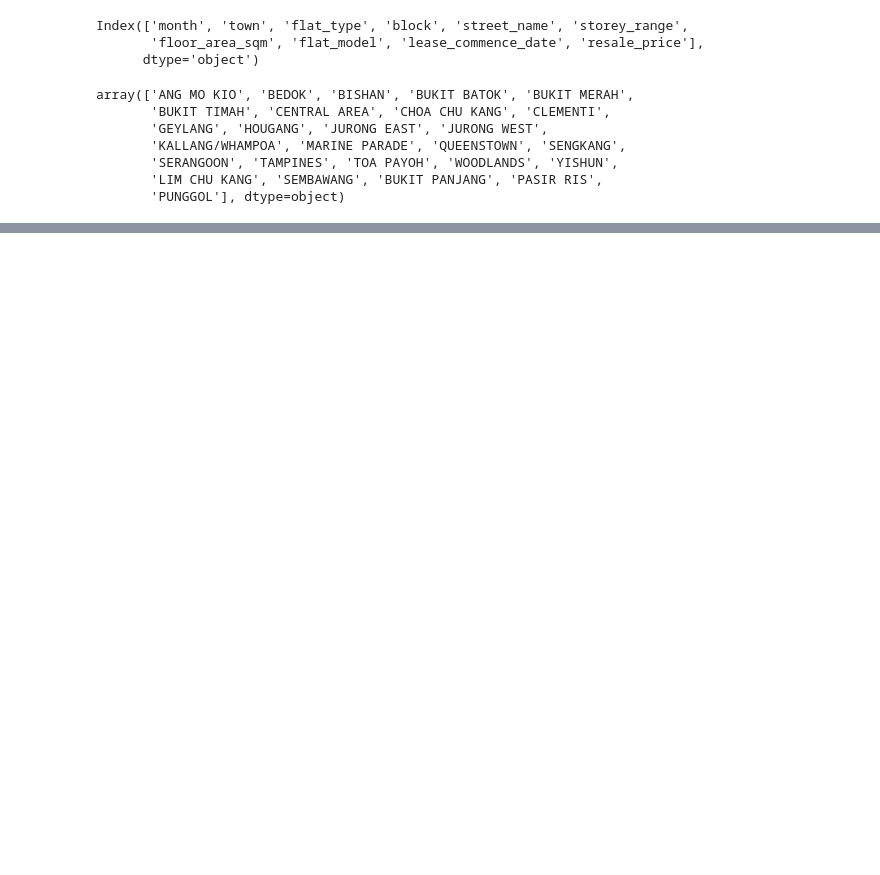
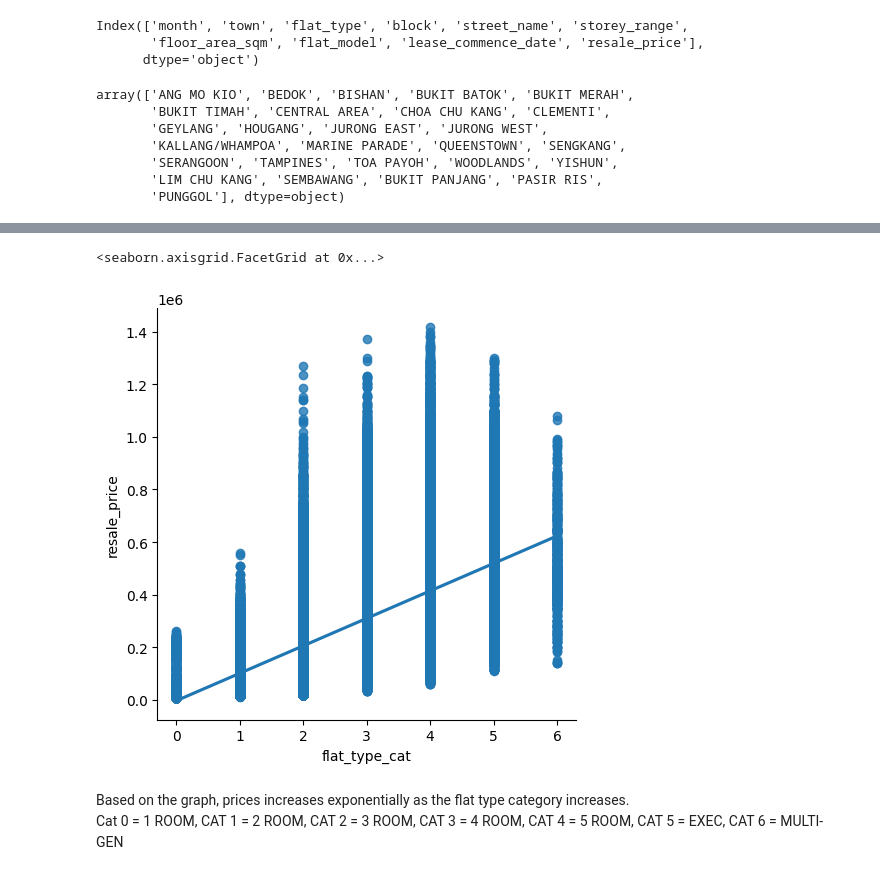
Before and after one commit to looics/sgHousePricing, a Jupyter notebook: sale.ipynb, the cells around one changed output, grey strips where cells are left out. Cells and saved outputs as stored; diff of their text form; code cells hidden in the pictures; blank space fills up the shorter version.

```diff
--- a/sale.ipynb
+++ b/sale.ipynb
@@ -212,0 +239,8 @@ print(checkUniqueColumns(df,resale_2017,'street_name'))
+# %%
+sns.lmplot(data=df_1, y="resale_price", x="flat_type_cat")
+# %% [output]
+<seaborn.axisgrid.FacetGrid at 0x...>
+[figure, added]
+# %% [markdown]
+Based on the graph, prices increases exponentially as the flat type category increases. <br>
+Cat 0 = 1 ROOM, CAT 1 = 2 ROOM, CAT 2 = 3 ROOM, CAT 3 = 4 ROOM, CAT 4 = 5 ROOM, CAT 5 = EXEC, CAT 6 = MULTI-GEN
```
Also changed, not shown: parts of 69 cells of this notebook.
